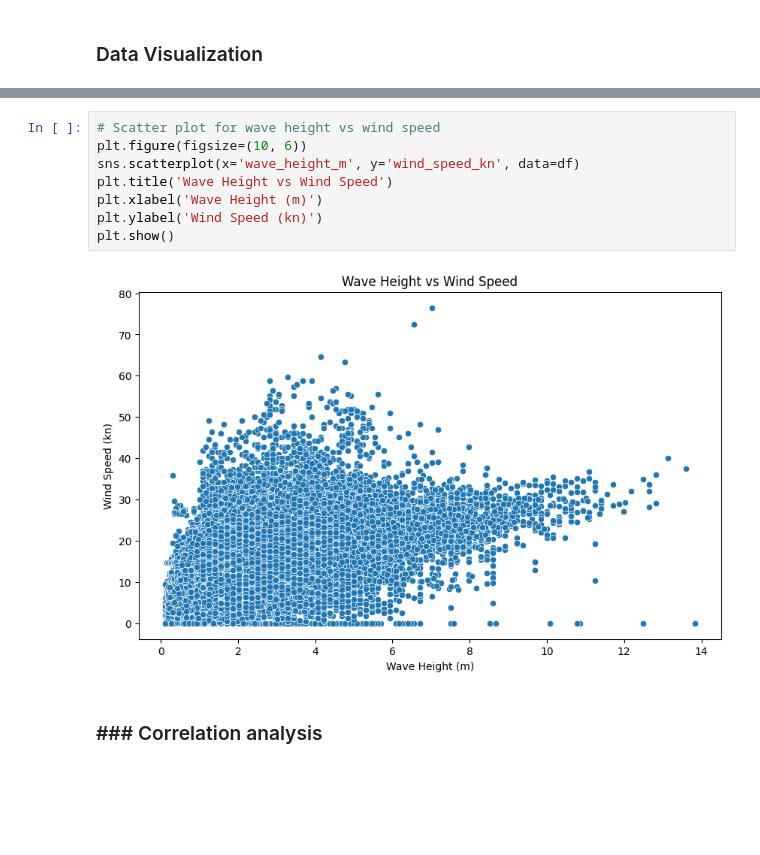
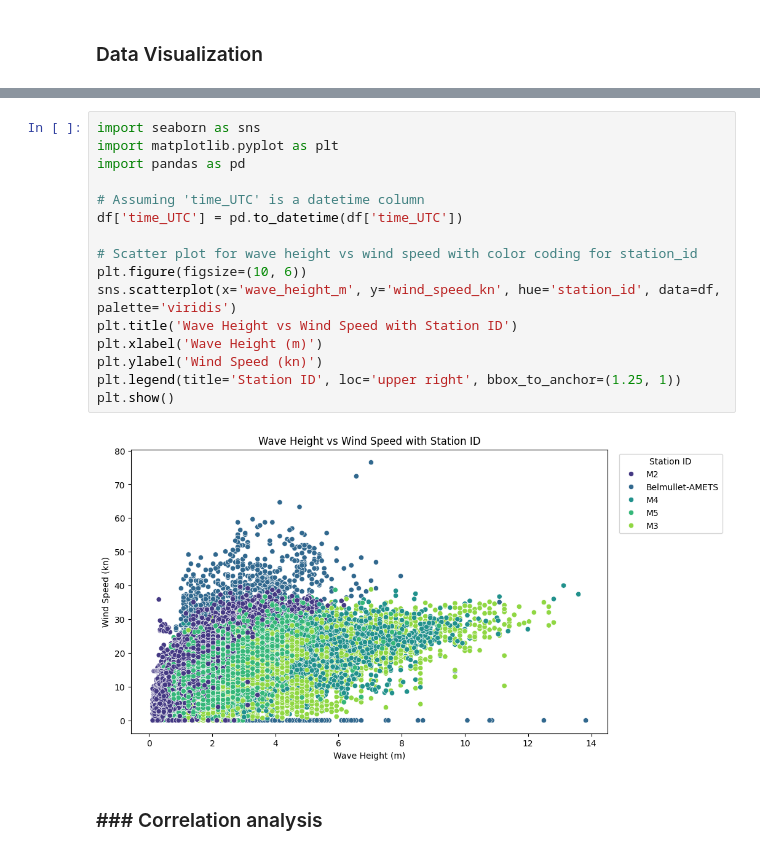
Before and after one commit to ggkopp/Capstone-Project, a Jupyter notebook: ExploratoryDataAnalytics.ipynb, the cells around one changed output, grey strips where cells are left out. Cells and saved outputs as stored; diff of their text form; blank space fills up the shorter version.

```diff
--- a/ExploratoryDataAnalytics.ipynb
+++ b/ExploratoryDataAnalytics.ipynb
@@ -87,13 +94,21 @@ No artists with labels found to put in legend.  Note that artists whose label st
 # %%
-# Scatter plot for wave height vs wind speed
+import seaborn as sns
+import matplotlib.pyplot as plt
+import pandas as pd
+
+# Assuming 'time_UTC' is a datetime column
+df['time_UTC'] = pd.to_datetime(df['time_UTC'])
+
+# Scatter plot for wave height vs wind speed with color coding for station_id
 plt.figure(figsize=(10, 6))
-sns.scatterplot(x='wave_height_m', y='wind_speed_kn', data=df)
-plt.title('Wave Height vs Wind Speed')
+sns.scatterplot(x='wave_height_m', y='wind_speed_kn', hue='station_id', data=df, palette='viridis')
+plt.title('Wave Height vs Wind Speed with Station ID')
 plt.xlabel('Wave Height (m)')
 plt.ylabel('Wind Speed (kn)')
+plt.legend(title='Station ID', loc='upper right', bbox_to_anchor=(1.25, 1))
 plt.show()
 # %% [output]
-[figure, old version]
+[figure, new version]
 # %% [markdown]
 ### ### Correlation analysis
 # %%
```
Also changed, not shown: parts of 2 cells of this notebook.
